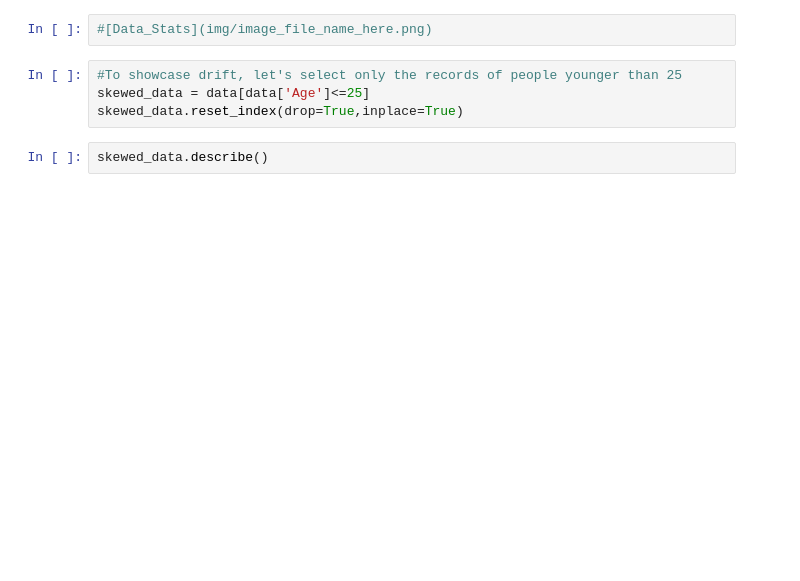
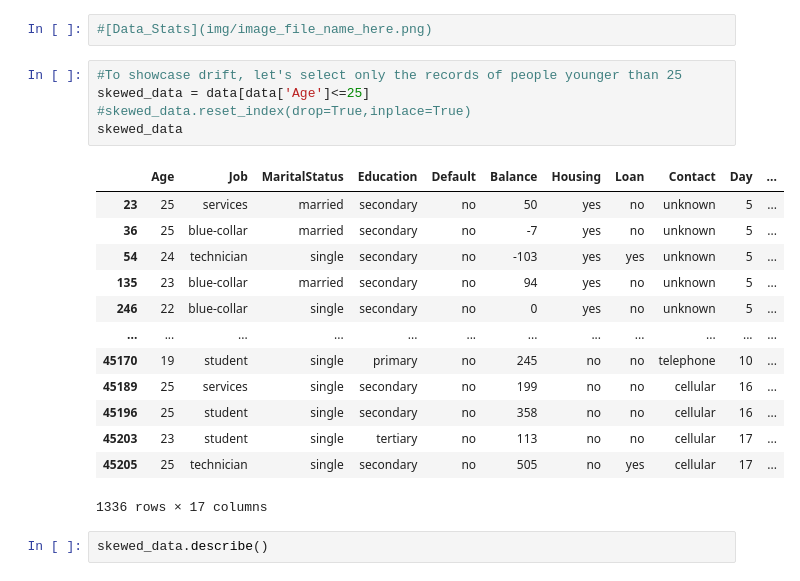
Before and after one commit to jasmeetsb/vertex-ai-monitoring, a Jupyter notebook: vertex-ai-model-monitoring.ipynb, the cells around one changed output. Drawn from its saved outputs; the diff is of its cells as text; blank space fills up the shorter version.

Commit message:
Fixed dataset for generating data drift alert

```diff
--- a/vertex-ai-model-monitoring.ipynb
+++ b/vertex-ai-model-monitoring.ipynb
@@ -770,7 +770,22 @@ data.describe()
 # %%
 #To showcase drift, let's select only the records of people younger than 25
 skewed_data = data[data['Age']<=25]
-skewed_data.reset_index(drop=True,inplace=True)
+#skewed_data.reset_index(drop=True,inplace=True)
+skewed_data
+# %% [output]
+|  | Age | Job | MaritalStatus | Education | Default | Balance | Housing | Loan | Contact | Day | ... |
+| 23 | 25 | services | married | secondary | no | 50 | yes | no | unknown | 5 | ... |
+| 36 | 25 | blue-collar | married | secondary | no | -7 | yes | no | unknown | 5 | ... |
+| 54 | 24 | technician | single | secondary | no | -103 | yes | yes | unknown | 5 | ... |
+| 135 | 23 | blue-collar | married | secondary | no | 94 | yes | no | unknown | 5 | ... |
+| 246 | 22 | blue-collar | single | secondary | no | 0 | yes | no | unknown | 5 | ... |
+| ... | ... | ... | ... | ... | ... | ... | ... | ... | ... | ... | ... |
+| 45170 | 19 | student | single | primary | no | 245 | no | no | telephone | 10 | ... |
+| 45189 | 25 | services | single | secondary | no | 199 | no | no | cellular | 16 | ... |
+| 45196 | 25 | student | single | secondary | no | 358 | no | no | cellular | 16 | ... |
+| 45203 | 23 | student | single | tertiary | no | 113 | no | no | cellular | 17 | ... |
+| 45205 | 25 | technician | single | secondary | no | 505 | no | yes | cellular | 17 | ... |
+1336 rows × 17 columns
 # %%
 skewed_data.describe()
 # %% [output]
```
Also changed, not shown: parts of 12 cells of this notebook.
